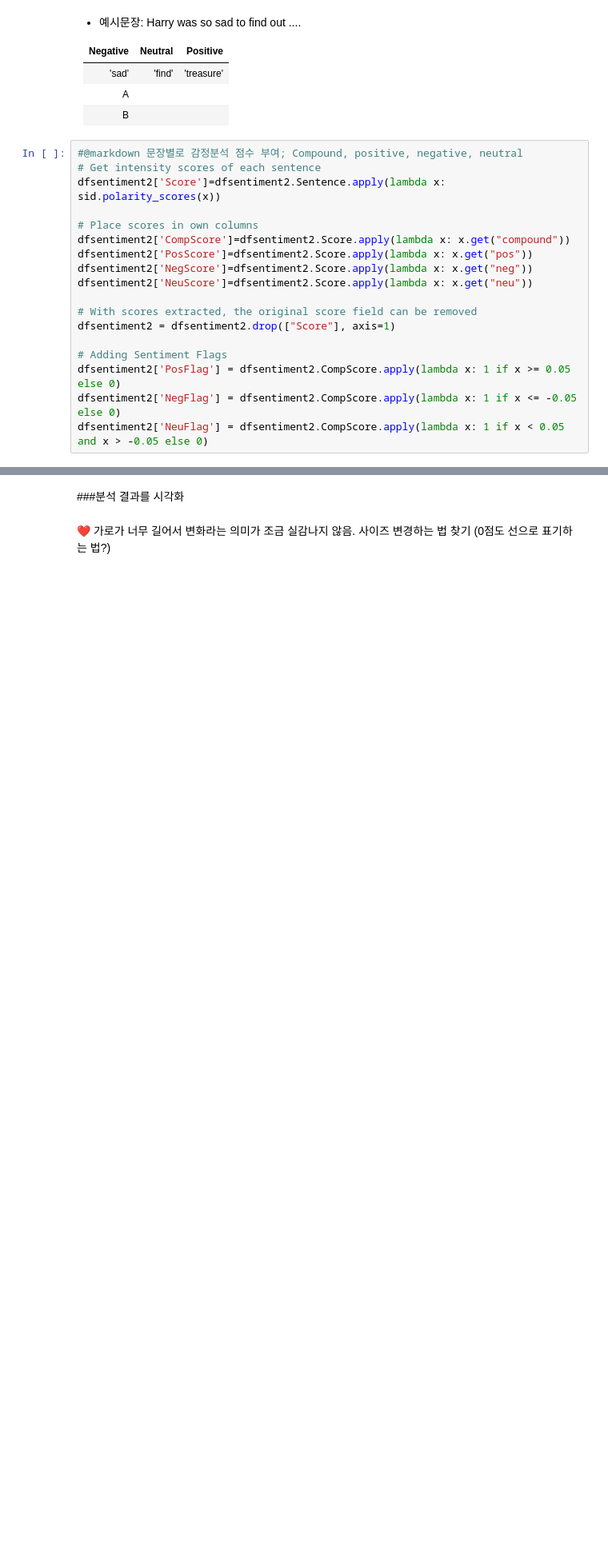
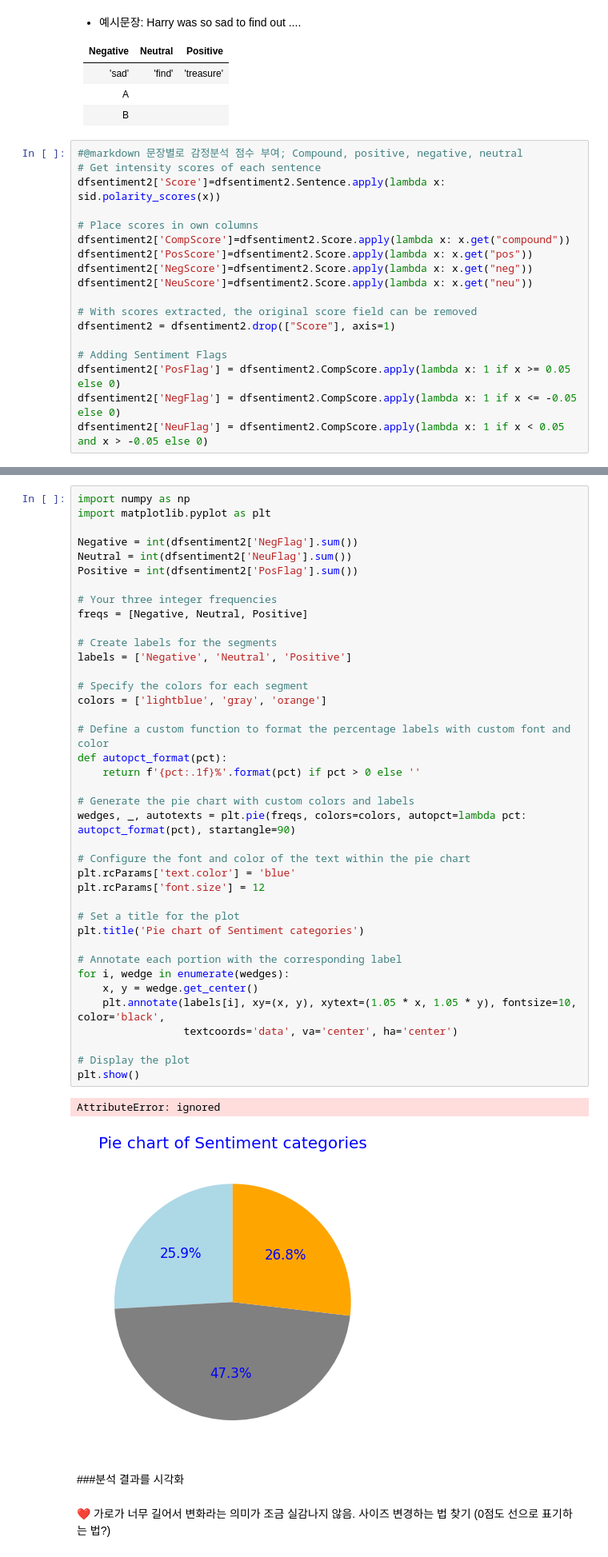
Before and after one commit to MK316/Practice, a Jupyter notebook: GNU_Session2_review.ipynb, the cells around one changed output, grey strips where cells are left out. Shown at 80% size. Drawn from its saved outputs; the diff is of its cells as text; blank space fills up the shorter version.

```diff
--- a/GNU_Session2_review.ipynb
+++ b/GNU_Session2_review.ipynb
@@ -468,3 +575,45 @@ This is a total of 70984 sentences
+# %%
+import numpy as np
+import matplotlib.pyplot as plt
+
+Negative = int(dfsentiment2['NegFlag'].sum())
+Neutral = int(dfsentiment2['NeuFlag'].sum())
+Positive = int(dfsentiment2['PosFlag'].sum())
+
+# Your three integer frequencies
+freqs = [Negative, Neutral, Positive]
+
+# Create labels for the segments
+labels = ['Negative', 'Neutral', 'Positive']
+
+# Specify the colors for each segment
+colors = ['lightblue', 'gray', 'orange']
+
+# Define a custom function to format the percentage labels with custom font and color
+def autopct_format(pct):
+    return f'{pct:.1f}%'.format(pct) if pct > 0 else ''
+
+# Generate the pie chart with custom colors and labels
+wedges, _, autotexts = plt.pie(freqs, colors=colors, autopct=lambda pct: autopct_format(pct), startangle=90)
+
+# Configure the font and color of the text within the pie chart
+plt.rcParams['text.color'] = 'blue'
+plt.rcParams['font.size'] = 12
+
+# Set a title for the plot
+plt.title('Pie chart of Sentiment categories')
+
+# Annotate each portion with the corresponding label
+for i, wedge in enumerate(wedges):
+    x, y = wedge.get_center()
+    plt.annotate(labels[i], xy=(x, y), xytext=(1.05 * x, 1.05 * y), fontsize=10, color='black',
+                 textcoords='data', va='center', ha='center')
+
+# Display the plot
+plt.show()
+# %% [output]
+AttributeError: ignored
+[figure, added]
 # %% [markdown]
 ###분석 결과를 시각화
 # %% [markdown]
```
Also changed, not shown: parts of 12 cells of this notebook.
